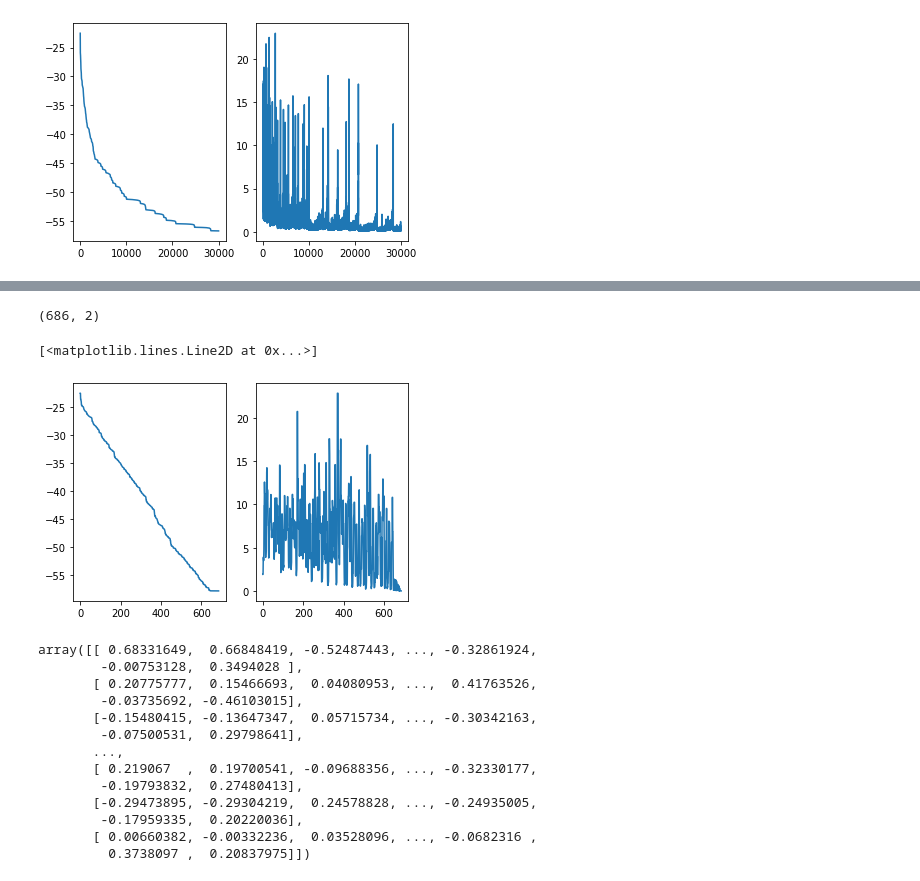
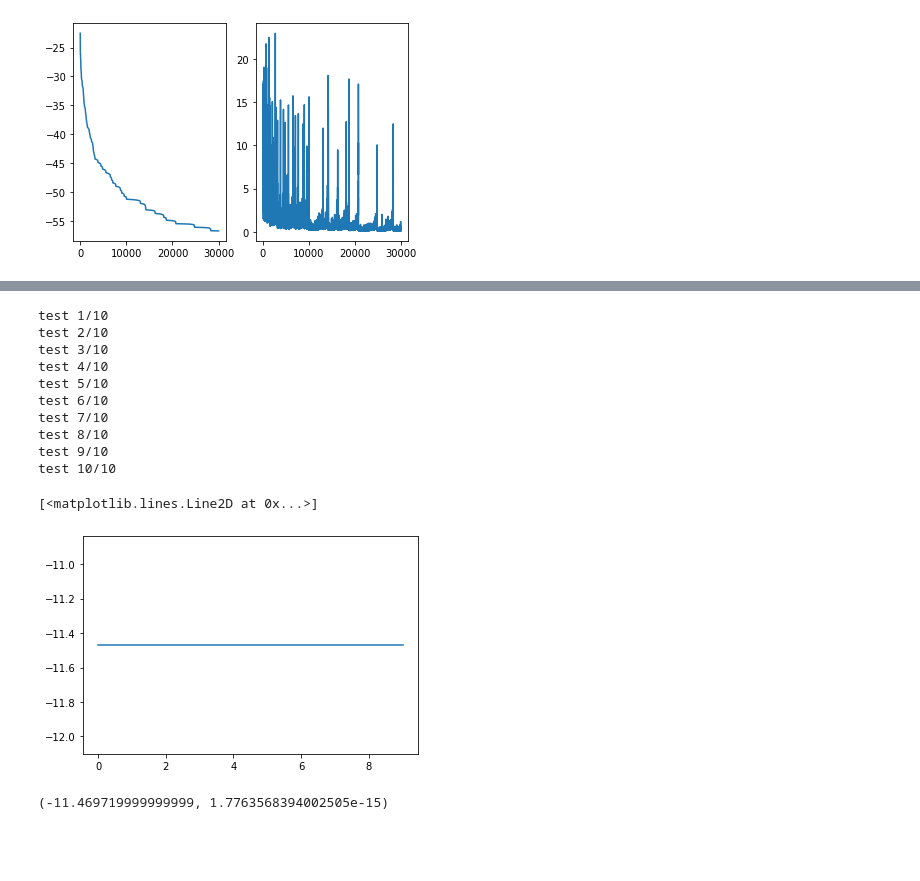
Before and after one commit to 10258392511/NeuralCollapse, a Jupyter notebook: experiments.ipynb, the cells around one changed output, grey strips where cells are left out. Cells and saved outputs as stored; diff of their text form; code cells hidden in the pictures; blank space fills up the shorter version.

```diff
--- a/experiments.ipynb
+++ b/experiments.ipynb
@@ -236,39 +291,38 @@ axes[1].plot(data[:, 1])
 # %%
-num_cls = 8
-sample_per_cls = 10
-N = sample_per_cls * num_cls
-M = 15
-solver = TrustRegions()
-manifold = Oblique(M, N)
-prob = Problem(manifold=manifold, cost=make_mcr2_loss(num_cls))
-with open("loss_RTR.txt", "w") as wf:
-    with redirect_stdout(wf):
-        Xopt = solver.solve(prob)
+fvals = []
+num_trials = 10
+for i in range(num_trials):
+    print(f"test {i + 1}/{num_trials}")
+    num_cls = 3
+    sample_per_cls = 10
+    N = sample_per_cls * num_cls
+    M = 4
+    solver = TrustRegions()
+    manifold = Oblique(M, N)
+    prob = Problem(manifold=manifold, cost=make_mcr2_loss(num_cls))
+    with open("loss.txt", "w") as wf:
+        with redirect_stdout(wf):
+            Xopt = solver.solve(prob)
+
+    data = convert_stdout_to_data("loss.txt", "RTR")
+    fvals.append(data[-1, 0])
+
+fvals = numpy.array(fvals)
+plt.plot(fvals)
+# %% [output]
+test 1/10
+test 2/10
+test 3/10
+test 4/10
+test 5/10
+test 6/10
+test 7/10
+test 8/10
+test 9/10
+test 10/10
+[<matplotlib.lines.Line2D at 0x...>]
+[figure, added]
-# %%
-data = convert_stdout_to_data("loss_RTR.txt", "RTR")
-data.shape
-# %% [output]
-(686, 2)
-# %%
-fig, axes = plt.subplots(1, 2)
-axes[0].plot(data[:, 0])
-axes[1].plot(data[:, 1])
-# %% [output]
-[<matplotlib.lines.Line2D at 0x...>]
-[figure, removed]
-# %%
-Xopt
-# %% [output]
-array([[ 0.68331649,  0.66848419, -0.52487443, ..., -0.32861924,
-        -0.00753128,  0.3494028 ],
-       [ 0.20775777,  0.15466693,  0.04080953, ...,  0.41763526,
-        -0.03735692, -0.46103015],
-       [-0.15480415, -0.13647347,  0.05715734, ..., -0.30342163,
-        -0.07500531,  0.29798641],
-       ...,
-       [ 0.219067  ,  0.19700541, -0.09688356, ..., -0.32330177,
-        -0.19793832,  0.27480413],
-       [-0.29473895, -0.29304219,  0.24578828, ..., -0.24935005,
-        -0.17959335,  0.20220036],
-       [ 0.00660382, -0.00332236,  0.03528096, ..., -0.0682316 ,
-         0.3738097 ,  0.20837975]])
+# %%
+fvals.mean(), numpy.std(fvals)
+# %% [output]
+(-11.469719999999999, 1.7763568394002505e-15)
```
Also changed, not shown: parts of 5 cells of this notebook, 3 other files.
